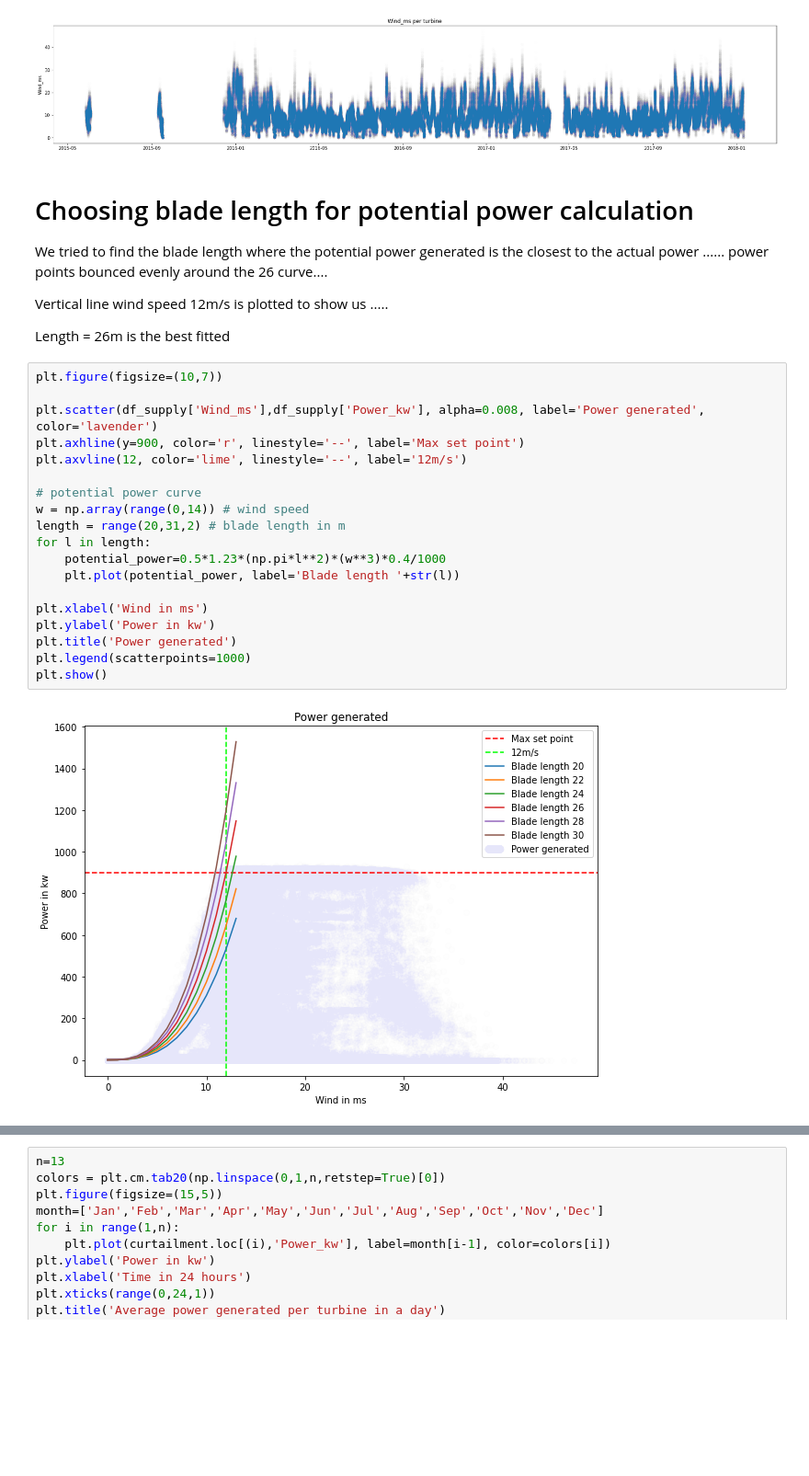
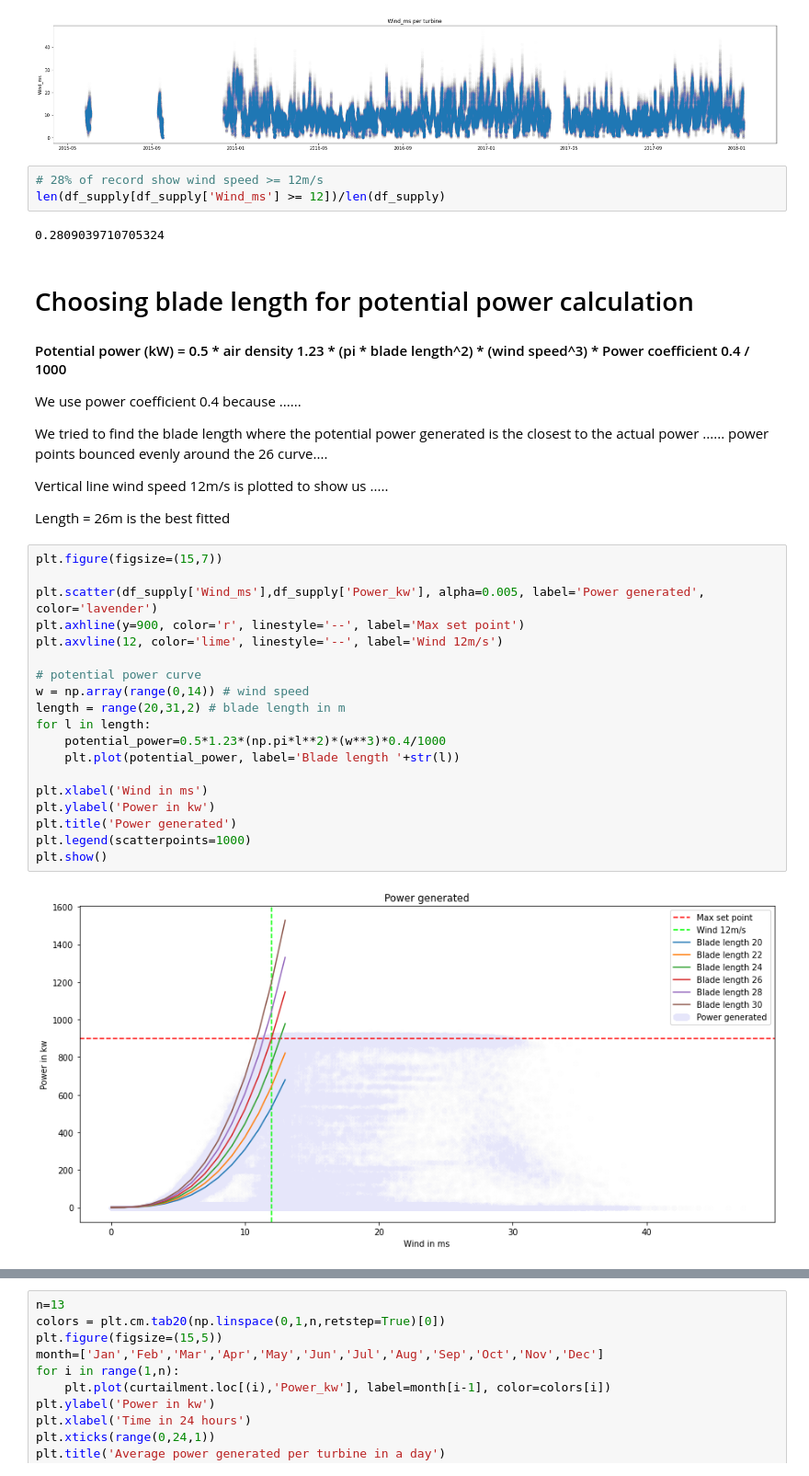
Before and after one commit to nanana19911/aib2-jwfkDCas, a Jupyter notebook: draft.ipynb, the cells around one changed output, grey strips where cells are left out. Shown at 92% size. Drawn from its saved outputs; the diff is of its cells as text; blank space fills up the shorter version.

```diff
--- a/draft.ipynb
+++ b/draft.ipynb
@@ -165,8 +205,16 @@ plt.title('Wind_ms per turbine')
 plt.show()
 # %% [output]
 [figure]
+# %%
+# 28% of record show wind speed >= 12m/s
+len(df_supply[df_supply['Wind_ms'] >= 12])/len(df_supply)
+# %% [output]
+0.2809039710705324
 # %% [markdown]
 # Choosing blade length for potential power calculation
+
+#### Potential power (kW) = 0.5 * air density 1.23 * (pi * blade length^2) * (wind speed^3) * Power coefficient 0.4 / 1000
+We use power coefficient 0.4 because ......
 
 We tried to find the blade length where the potential power generated is the closest to the actual power ...... power points bounced evenly around the 26 curve....
 
@@ -174,26 +222,26 @@ Vertical line wind speed 12m/s is plotted to show us .....
 
 Length = 26m is the best fitted
 # %%
-plt.figure(figsize=(10,7))
+plt.figure(figsize=(15,7))
 
-plt.scatter(df_supply['Wind_ms'],df_supply['Power_kw'], alpha=0.008, label='Power generated', color='lavender')
+plt.scatter(df_supply['Wind_ms'],df_supply['Power_kw'], alpha=0.005, label='Power generated', color='lavender')
 plt.axhline(y=900, color='r', linestyle='--', label='Max set point')
-plt.axvline(12, color='lime', linestyle='--', label='12m/s')
+plt.axvline(12, color='lime', linestyle='--', label='Wind 12m/s')
 
 # potential power curve
 w = np.array(range(0,14)) # wind speed
 length = range(20,31,2) # blade length in m
 for l in length:
     potential_power=0.5*1.23*(np.pi*l**2)*(w**3)*0.4/1000
     plt.plot(potential_power, label='Blade length '+str(l))
 
 plt.xlabel('Wind in ms')
 plt.ylabel('Power in kw')
 plt.title('Power generated')
 plt.legend(scatterpoints=1000)
 plt.show()
 # %% [output]
-[figure, old version]
+[figure, new version]
 # %% [markdown]
 # Curtailed power (kW)
 
```
Also changed, not shown: parts of 72 cells of this notebook.
